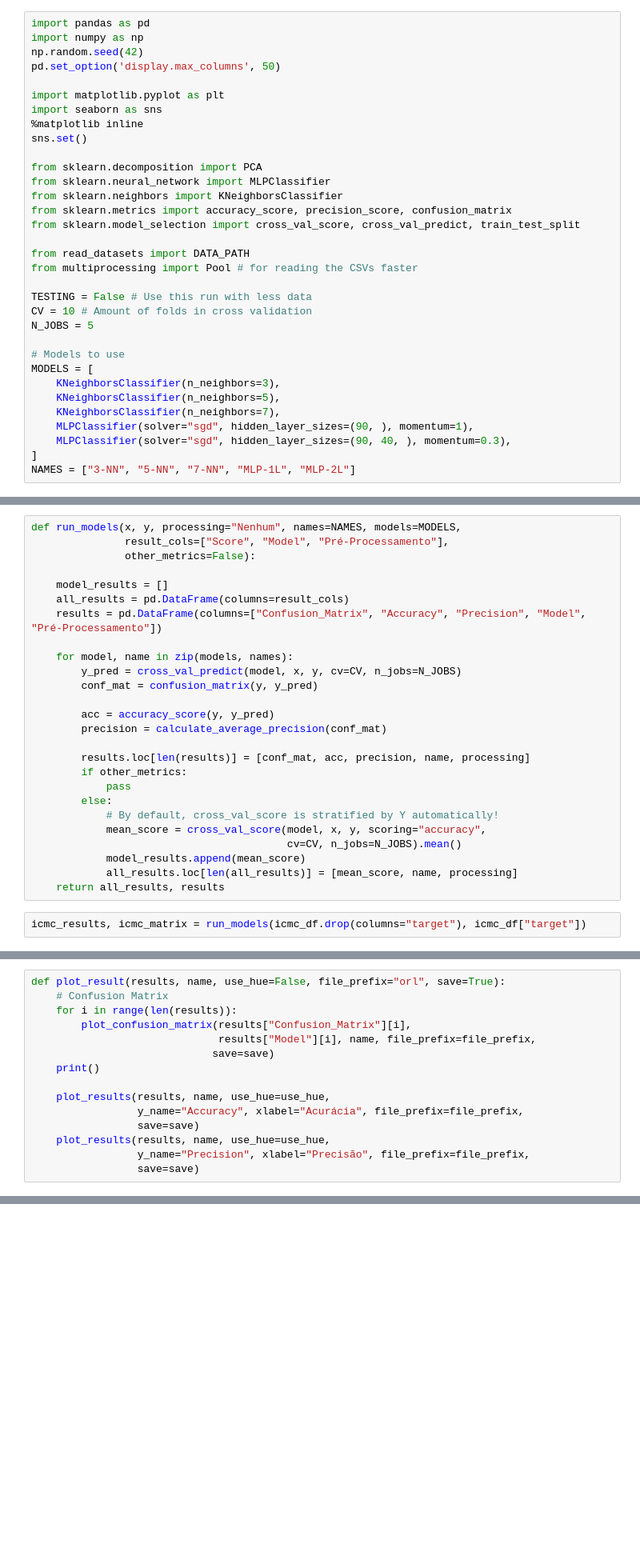
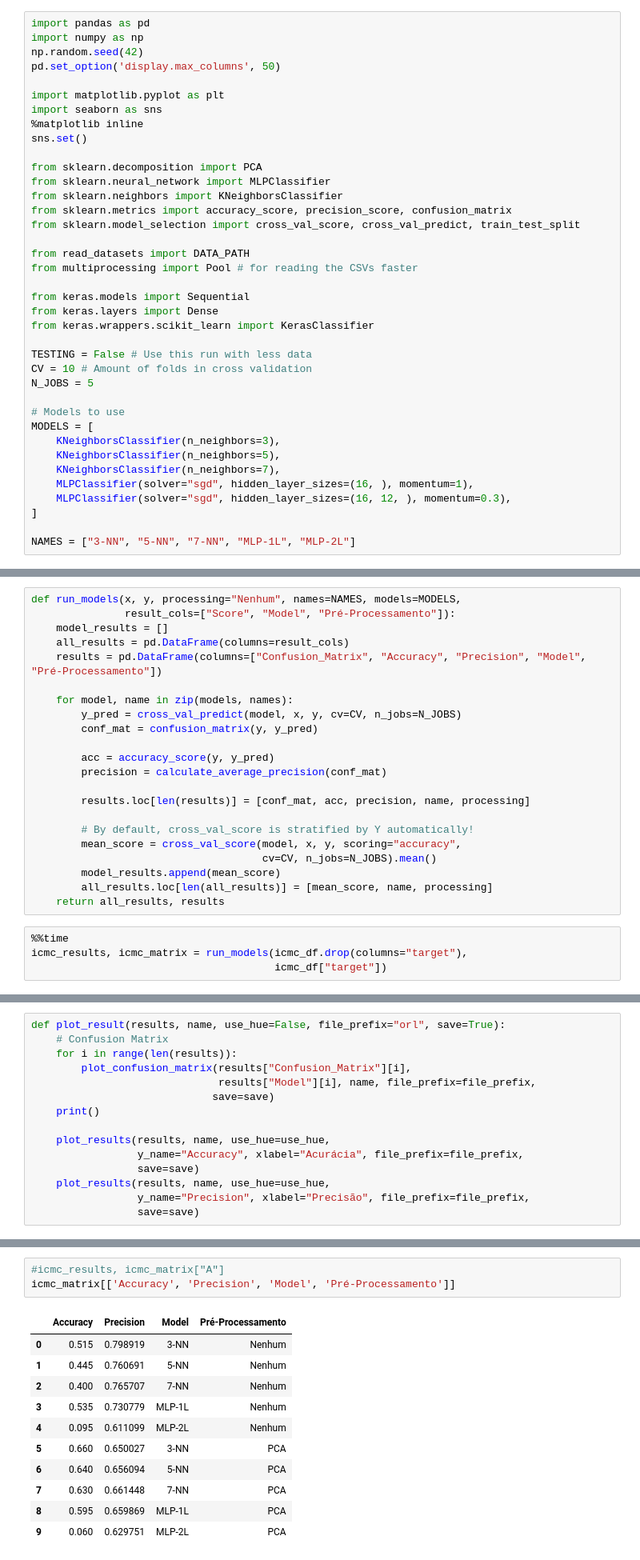
Before and after one commit to BrunoGomesCoelho/am-images, a Jupyter notebook: classify.ipynb, the cells around one changed output, grey strips where cells are left out. Shown at 80% size. Cells and saved outputs as stored; diff of their text form; blank space fills up the shorter version.

```diff
--- a/classify.ipynb
+++ b/classify.ipynb
@@ -18,6 +18,10 @@ from sklearn.model_selection import cross_val_score, cross_val_predict, train_te
 from read_datasets import DATA_PATH
 from multiprocessing import Pool # for reading the CSVs faster
 
+from keras.models import Sequential
+from keras.layers import Dense
+from keras.wrappers.scikit_learn import KerasClassifier
+
 TESTING = False # Use this run with less data
 CV = 10 # Amount of folds in cross validation
 N_JOBS = 5
@@ -27,7 +31,8 @@ MODELS = [
     KNeighborsClassifier(n_neighbors=3),
     KNeighborsClassifier(n_neighbors=5),
     KNeighborsClassifier(n_neighbors=7),
-    MLPClassifier(solver="sgd", hidden_layer_sizes=(90, ), momentum=1),
-    MLPClassifier(solver="sgd", hidden_layer_sizes=(90, 40, ), momentum=0.3),
+    MLPClassifier(solver="sgd", hidden_layer_sizes=(16, ), momentum=1),
+    MLPClassifier(solver="sgd", hidden_layer_sizes=(16, 12, ), momentum=0.3),
 ]
+
 NAMES = ["3-NN", "5-NN", "7-NN", "MLP-1L", "MLP-2L"]
@@ -103,9 +110,7 @@ def calculate_average_precision(confusion_matrix):
 # Classify without processing
 # %%
 def run_models(x, y, processing="Nenhum", names=NAMES, models=MODELS,
-               result_cols=["Score", "Model", "Pré-Processamento"],
-               other_metrics=False):
-
+               result_cols=["Score", "Model", "Pré-Processamento"]):
     model_results = []
     all_results = pd.DataFrame(columns=result_cols)
     results = pd.DataFrame(columns=["Confusion_Matrix", "Accuracy", "Precision", "Model", "Pré-Processamento"])
@@ -118,14 +123,14 @@ def run_models(x, y, processing="Nenhum", names=NAMES, models=MODELS,
         precision = calculate_average_precision(conf_mat)
 
         results.loc[len(results)] = [conf_mat, acc, precision, name, processing]
-        if other_metrics:
-            pass
-        else:
-            # By default, cross_val_score is stratified by Y automatically!
-            mean_score = cross_val_score(model, x, y, scoring="accuracy",
-                                         cv=CV, n_jobs=N_JOBS).mean()
-            model_results.append(mean_score)
-            all_results.loc[len(all_results)] = [mean_score, name, processing]
+
+        # By default, cross_val_score is stratified by Y automatically!
+        mean_score = cross_val_score(model, x, y, scoring="accuracy",
+                                     cv=CV, n_jobs=N_JOBS).mean()
+        model_results.append(mean_score)
+        all_results.loc[len(all_results)] = [mean_score, name, processing]
     return all_results, results
 # %%
-icmc_results, icmc_matrix = run_models(icmc_df.drop(columns="target"), icmc_df["target"])
+%%time
+icmc_results, icmc_matrix = run_models(icmc_df.drop(columns="target"),
+                                       icmc_df["target"])
@@ -217,0 +250,15 @@ plot_results(original_results, "originais", file_prefix="orl", save=False)
+# %%
+#icmc_results, icmc_matrix["A"]
+icmc_matrix[['Accuracy', 'Precision', 'Model', 'Pré-Processamento']]
+# %% [output]
+|  | Accuracy | Precision | Model | Pré-Processamento |
+| 0 | 0.515 | 0.798919 | 3-NN | Nenhum |
+| 1 | 0.445 | 0.760691 | 5-NN | Nenhum |
+| 2 | 0.400 | 0.765707 | 7-NN | Nenhum |
+| 3 | 0.535 | 0.730779 | MLP-1L | Nenhum |
+| 4 | 0.095 | 0.611099 | MLP-2L | Nenhum |
+| 5 | 0.660 | 0.650027 | 3-NN | PCA |
+| 6 | 0.640 | 0.656094 | 5-NN | PCA |
+| 7 | 0.630 | 0.661448 | 7-NN | PCA |
+| 8 | 0.595 | 0.659869 | MLP-1L | PCA |
+| 9 | 0.060 | 0.629751 | MLP-2L | PCA |
```
Also changed, not shown: parts of 16 cells of this notebook, 29 other files.
